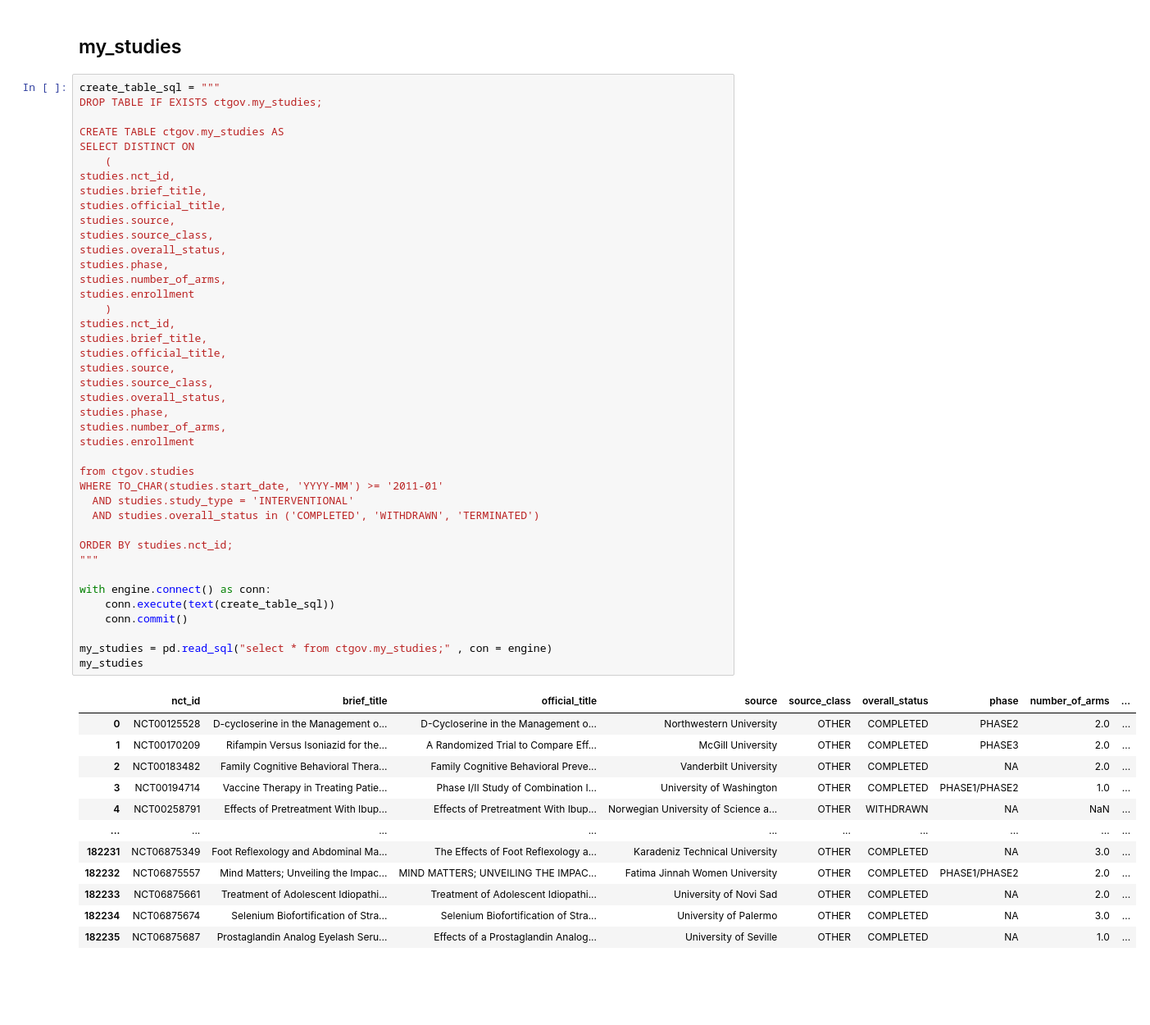
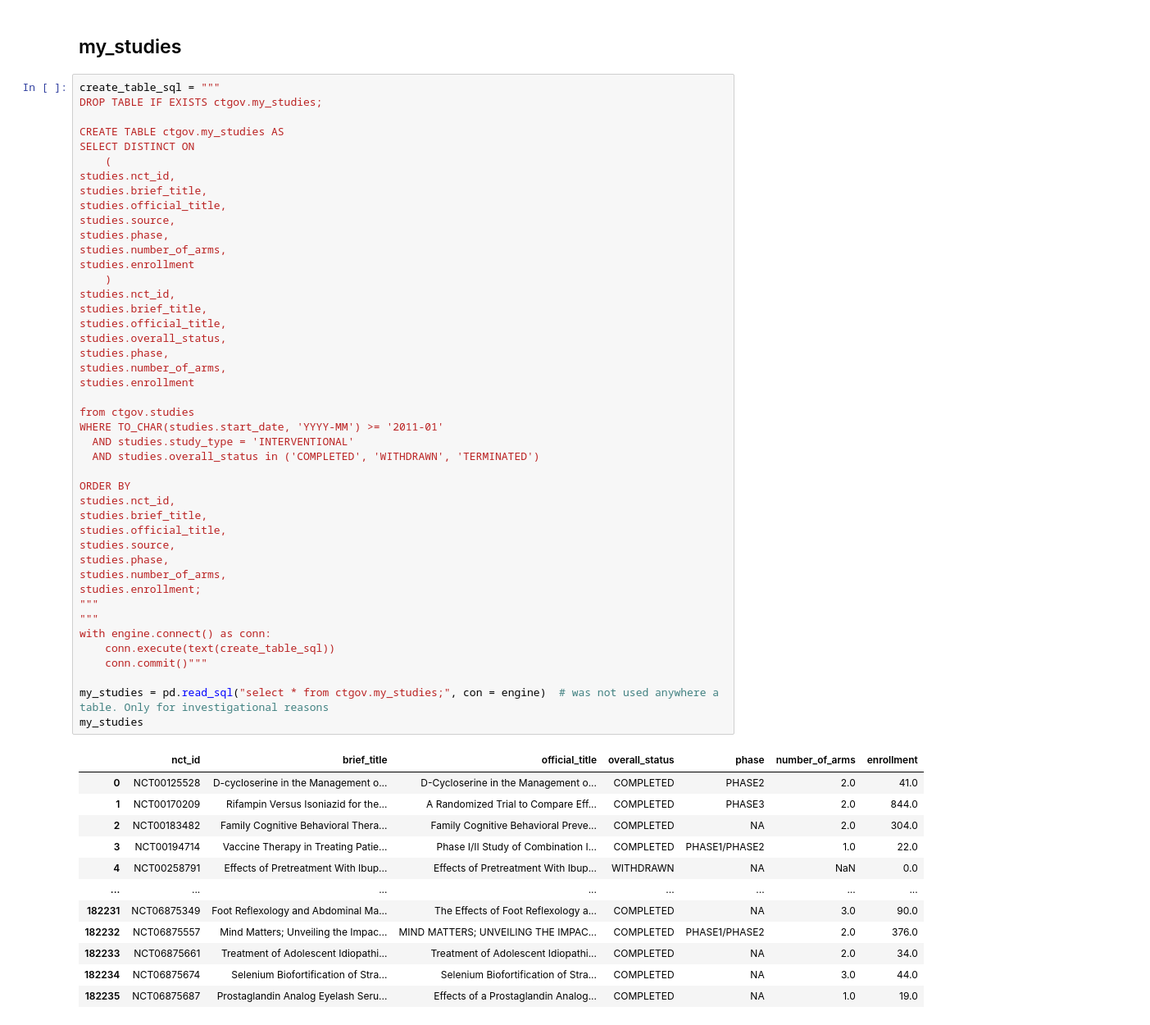
Before and after one commit to AndreouEugenia/Thesis, a Jupyter notebook: Thesis_SQL.ipynb, the cells around one changed output. Shown: that part at 82% size. Cells and saved outputs as stored; diff of their text form; blank space fills up the shorter version.

```diff
--- a/Thesis_SQL.ipynb
+++ b/Thesis_SQL.ipynb
@@ -29,50 +29,53 @@ DROP TABLE IF EXISTS ctgov.my_studies;
 CREATE TABLE ctgov.my_studies AS
 SELECT DISTINCT ON
     (
 studies.nct_id,
 studies.brief_title,
 studies.official_title,
 studies.source,
-studies.source_class,
-studies.overall_status,
 studies.phase,
 studies.number_of_arms,
 studies.enrollment
     )
 studies.nct_id,
 studies.brief_title,
 studies.official_title,
-studies.source,
-studies.source_class,
 studies.overall_status,
 studies.phase,
 studies.number_of_arms,
 studies.enrollment
 
 from ctgov.studies
 WHERE TO_CHAR(studies.start_date, 'YYYY-MM') >= '2011-01'
   AND studies.study_type = 'INTERVENTIONAL'
   AND studies.overall_status in ('COMPLETED', 'WITHDRAWN', 'TERMINATED')
 
-ORDER BY studies.nct_id;
+ORDER BY
+studies.nct_id,
+studies.brief_title,
+studies.official_title,
+studies.source,
+studies.phase,
+studies.number_of_arms,
+studies.enrollment;
 """
-
+"""
 with engine.connect() as conn:
     conn.execute(text(create_table_sql))
-    conn.commit()
+    conn.commit()"""
 
-my_studies = pd.read_sql("select * from ctgov.my_studies;" , con = engine)
+my_studies = pd.read_sql("select * from ctgov.my_studies;", con = engine)  # was not used anywhere a table. Only for investigational reasons
 my_studies
 # %% [output]
-|  | nct_id | brief_title | official_title | source | source_class | overall_status | phase | number_of_arms | ... |
-| 0 | NCT00125528 | D-cycloserine in the Management o... | D-Cycloserine in the Management o... | Northwestern University | OTHER | COMPLETED | PHASE2 | 2.0 | ... |
-| 1 | NCT00170209 | Rifampin Versus Isoniazid for the... | A Randomized Trial to Compare Eff... | McGill University | OTHER | COMPLETED | PHASE3 | 2.0 | ... |
-| 2 | NCT00183482 | Family Cognitive Behavioral Thera... | Family Cognitive Behavioral Preve... | Vanderbilt University | OTHER | COMPLETED | NA | 2.0 | ... |
-| 3 | NCT00194714 | Vaccine Therapy in Treating Patie... | Phase I/II Study of Combination I... | University of Washington | OTHER | COMPLETED | PHASE1/PHASE2 | 1.0 | ... |
-| 4 | NCT00258791 | Effects of Pretreatment With Ibup... | Effects of Pretreatment With Ibup... | Norwegian University of Science a... | OTHER | WITHDRAWN | NA | NaN | ... |
-| ... | ... | ... | ... | ... | ... | ... | ... | ... | ... |
-| 182231 | NCT06875349 | Foot Reflexology and Abdominal Ma... | The Effects of Foot Reflexology a... | Karadeniz Technical University | OTHER | COMPLETED | NA | 3.0 | ... |
-| 182232 | NCT06875557 | Mind Matters; Unveiling the Impac... | MIND MATTERS; UNVEILING THE IMPAC... | Fatima Jinnah Women University | OTHER | COMPLETED | PHASE1/PHASE2 | 2.0 | ... |
-| 182233 | NCT06875661 | Treatment of Adolescent Idiopathi... | Treatment of Adolescent Idiopathi... | University of Novi Sad | OTHER | COMPLETED | NA | 2.0 | ... |
-| 182234 | NCT06875674 | Selenium Biofortification of Stra... | Selenium Biofortification of Stra... | University of Palermo | OTHER | COMPLETED | NA | 3.0 | ... |
-| 182235 | NCT06875687 | Prostaglandin Analog Eyelash Seru... | Effects of a Prostaglandin Analog... | University of Seville | OTHER | COMPLETED | NA | 1.0 | ... |
+|  | nct_id | brief_title | official_title | overall_status | phase | number_of_arms | enrollment |
+| 0 | NCT00125528 | D-cycloserine in the Management o... | D-Cycloserine in the Management o... | COMPLETED | PHASE2 | 2.0 | 41.0 |
+| 1 | NCT00170209 | Rifampin Versus Isoniazid for the... | A Randomized Trial to Compare Eff... | COMPLETED | PHASE3 | 2.0 | 844.0 |
+| 2 | NCT00183482 | Family Cognitive Behavioral Thera... | Family Cognitive Behavioral Preve... | COMPLETED | NA | 2.0 | 304.0 |
+| 3 | NCT00194714 | Vaccine Therapy in Treating Patie... | Phase I/II Study of Combination I... | COMPLETED | PHASE1/PHASE2 | 1.0 | 22.0 |
+| 4 | NCT00258791 | Effects of Pretreatment With Ibup... | Effects of Pretreatment With Ibup... | WITHDRAWN | NA | NaN | 0.0 |
+| ... | ... | ... | ... | ... | ... | ... | ... |
+| 182231 | NCT06875349 | Foot Reflexology and Abdominal Ma... | The Effects of Foot Reflexology a... | COMPLETED | NA | 3.0 | 90.0 |
+| 182232 | NCT06875557 | Mind Matters; Unveiling the Impac... | MIND MATTERS; UNVEILING THE IMPAC... | COMPLETED | PHASE1/PHASE2 | 2.0 | 376.0 |
+| 182233 | NCT06875661 | Treatment of Adolescent Idiopathi... | Treatment of Adolescent Idiopathi... | COMPLETED | NA | 2.0 | 34.0 |
+| 182234 | NCT06875674 | Selenium Biofortification of Stra... | Selenium Biofortification of Stra... | COMPLETED | NA | 3.0 | 44.0 |
+| 182235 | NCT06875687 | Prostaglandin Analog Eyelash Seru... | Effects of a Prostaglandin Analog... | COMPLETED | NA | 1.0 | 19.0 |
```
Also changed, not shown: parts of 38 cells of this notebook, 2 other files.
